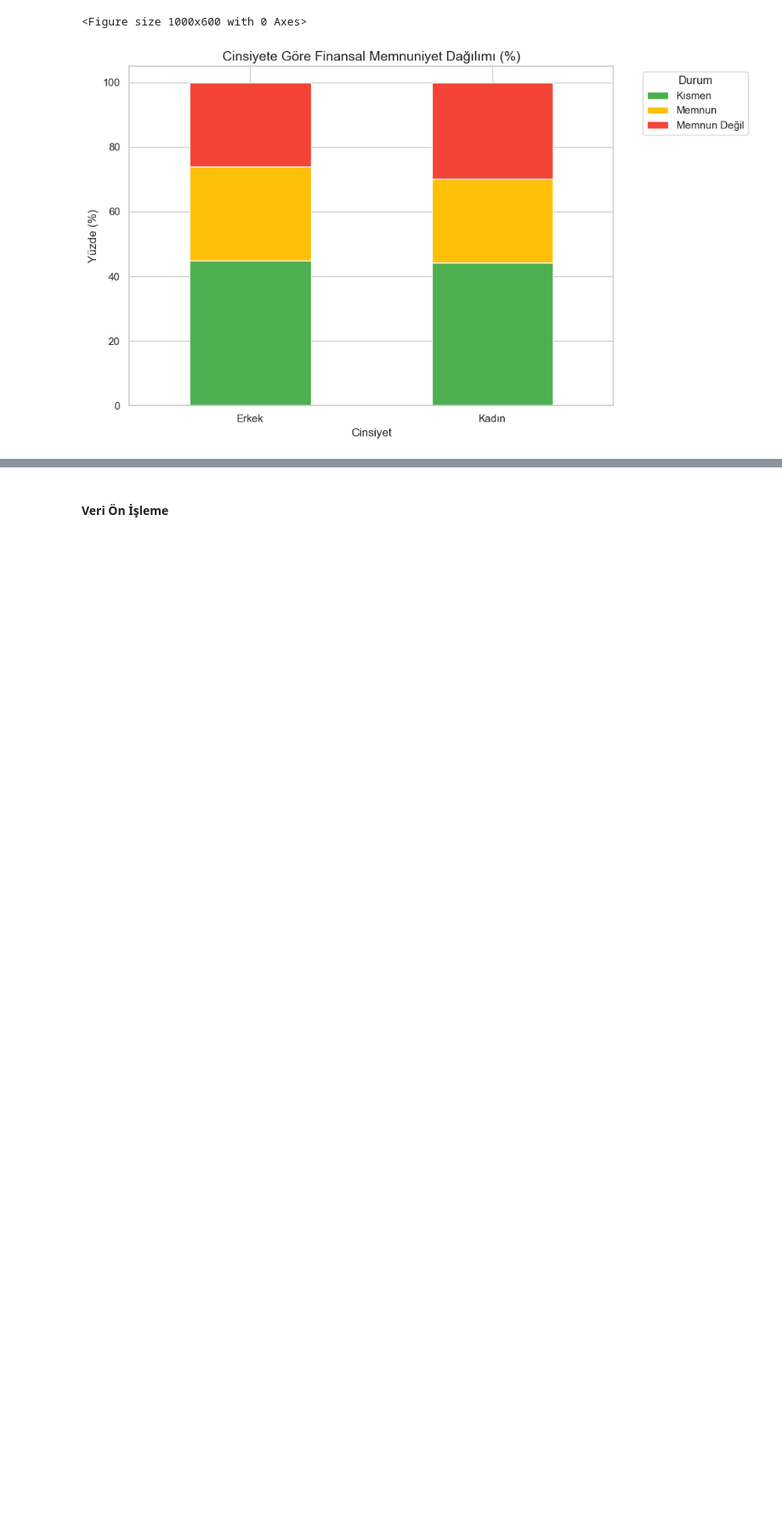
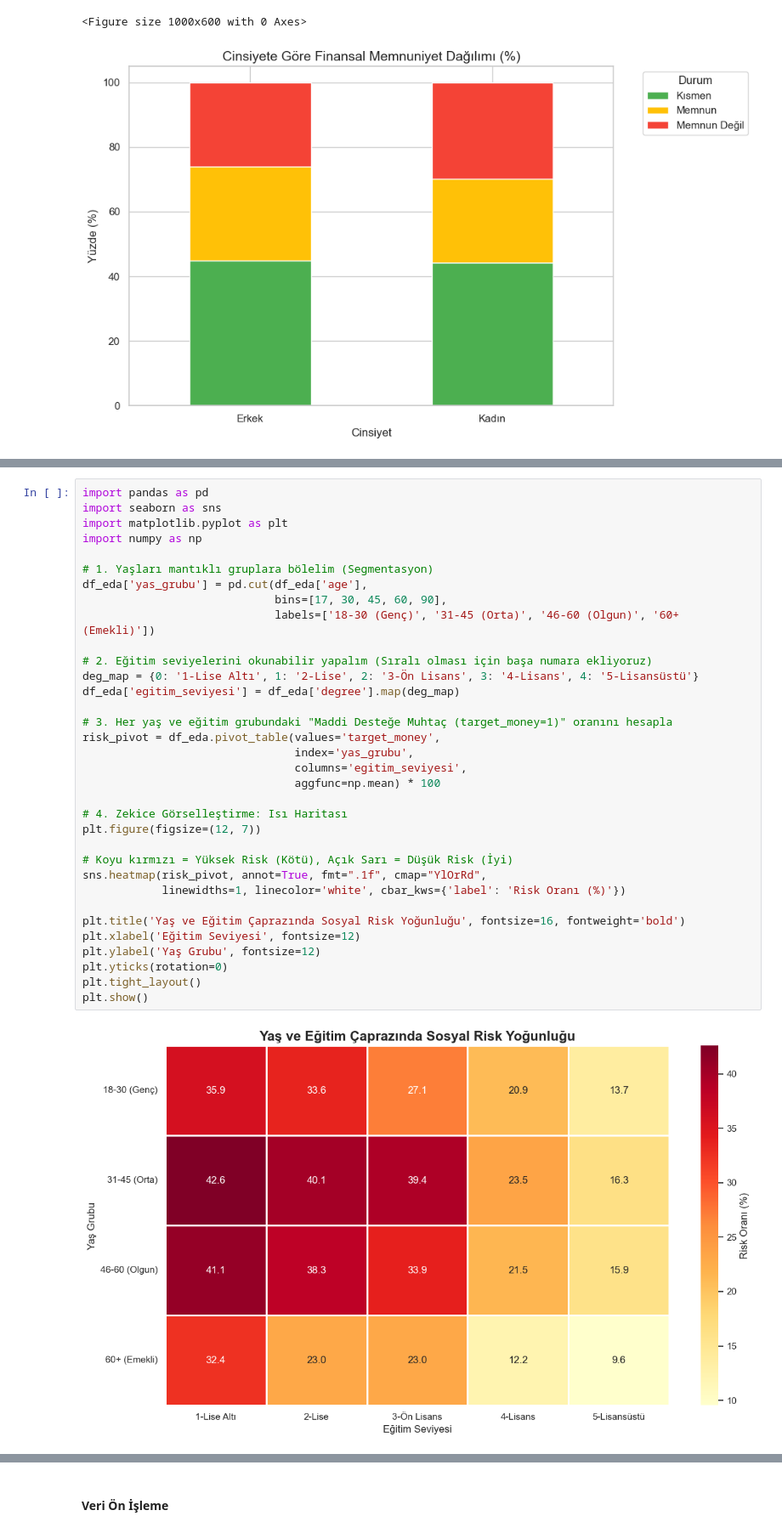
Before and after one commit to betultgumus/ybst-veri-bilimi, a Jupyter notebook: gss/models/ihtiyac_modeli.ipynb, the cells around one changed output, grey strips where cells are left out. Shown at 85% size. Cells and saved outputs as stored; diff of their text form; blank space fills up the shorter version.

```diff
--- a/gss/ihtiyac_modeli.ipynb
+++ b/gss/models/ihtiyac_modeli.ipynb
@@ -109,0 +131,36 @@ plt.show()
+# %%
+import pandas as pd
+import seaborn as sns
+import matplotlib.pyplot as plt
+import numpy as np
+
+# 1. Yaşları mantıklı gruplara bölelim (Segmentasyon)
+df_eda['yas_grubu'] = pd.cut(df_eda['age'],
+                             bins=[17, 30, 45, 60, 90],
+                             labels=['18-30 (Genç)', '31-45 (Orta)', '46-60 (Olgun)', '60+ (Emekli)'])
+
+# 2. Eğitim seviyelerini okunabilir yapalım (Sıralı olması için başa numara ekliyoruz)
+deg_map = {0: '1-Lise Altı', 1: '2-Lise', 2: '3-Ön Lisans', 3: '4-Lisans', 4: '5-Lisansüstü'}
+df_eda['egitim_seviyesi'] = df_eda['degree'].map(deg_map)
+
+# 3. Her yaş ve eğitim grubundaki "Maddi Desteğe Muhtaç (target_money=1)" oranını hesapla
+risk_pivot = df_eda.pivot_table(values='target_money',
+                                index='yas_grubu',
+                                columns='egitim_seviyesi',
+                                aggfunc=np.mean) * 100
+
+# 4. Zekice Görselleştirme: Isı Haritası
+plt.figure(figsize=(12, 7))
+
+# Koyu kırmızı = Yüksek Risk (Kötü), Açık Sarı = Düşük Risk (İyi)
+sns.heatmap(risk_pivot, annot=True, fmt=".1f", cmap="YlOrRd",
+            linewidths=1, linecolor='white', cbar_kws={'label': 'Risk Oranı (%)'})
+
+plt.title('Yaş ve Eğitim Çaprazında Sosyal Risk Yoğunluğu', fontsize=16, fontweight='bold')
+plt.xlabel('Eğitim Seviyesi', fontsize=12)
+plt.ylabel('Yaş Grubu', fontsize=12)
+plt.yticks(rotation=0)
+plt.tight_layout()
+plt.show()
+# %% [output]
+[figure, added]
```
Also changed, not shown: parts of 8 cells of this notebook, 11 other files.
